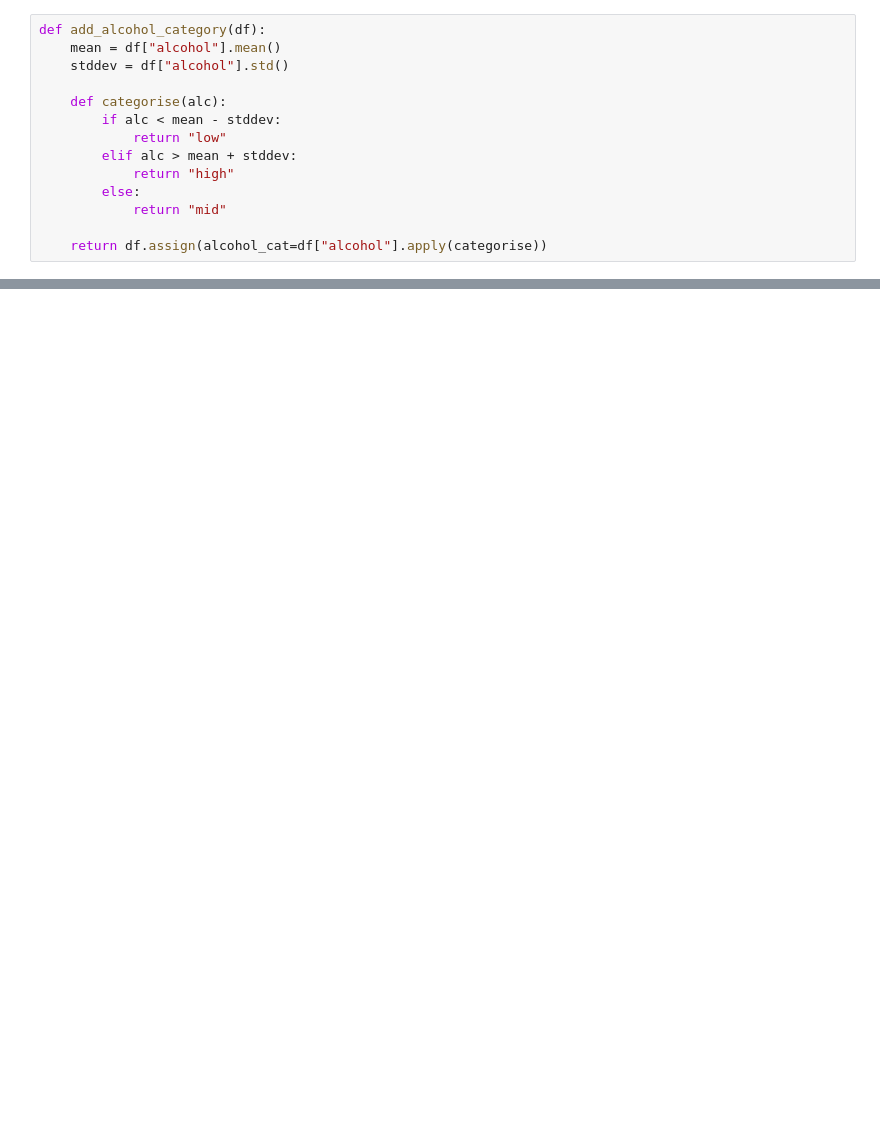
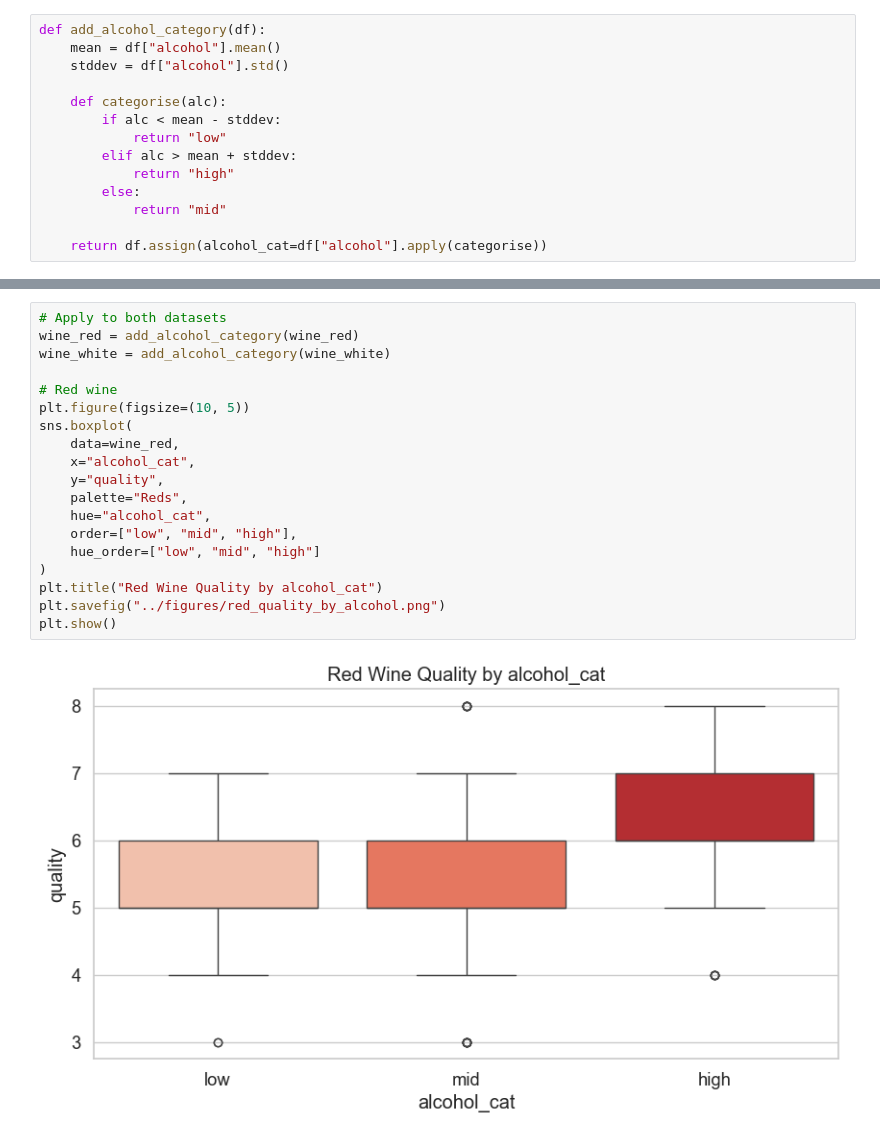
Before and after one commit to k1k12/2034_CW, a Jupyter notebook: notebooks/wine_analysis.ipynb, the cells around one changed output, grey strips where cells are left out. Saved outputs shown, nothing was run; the diff lists cells and outputs as text; blank space fills up the shorter version.

```diff
--- a/notebooks/wine_analysis.ipynb
+++ b/notebooks/wine_analysis.ipynb
@@ -318,0 +147,21 @@ plt.show()
+# %%
+# Apply to both datasets
+wine_red = add_alcohol_category(wine_red)
+wine_white = add_alcohol_category(wine_white)
+
+# Red wine
+plt.figure(figsize=(10, 5))
+sns.boxplot(
+    data=wine_red,
+    x="alcohol_cat",
+    y="quality",
+    palette="Reds",
+    hue="alcohol_cat",
+    order=["low", "mid", "high"],
+    hue_order=["low", "mid", "high"]
+)
+plt.title("Red Wine Quality by alcohol_cat")
+plt.savefig("../figures/red_quality_by_alcohol.png")
+plt.show()
+# %% [output]
+[figure, added]
```
Also changed, not shown: parts of 59 cells of this notebook, 27 other files.
